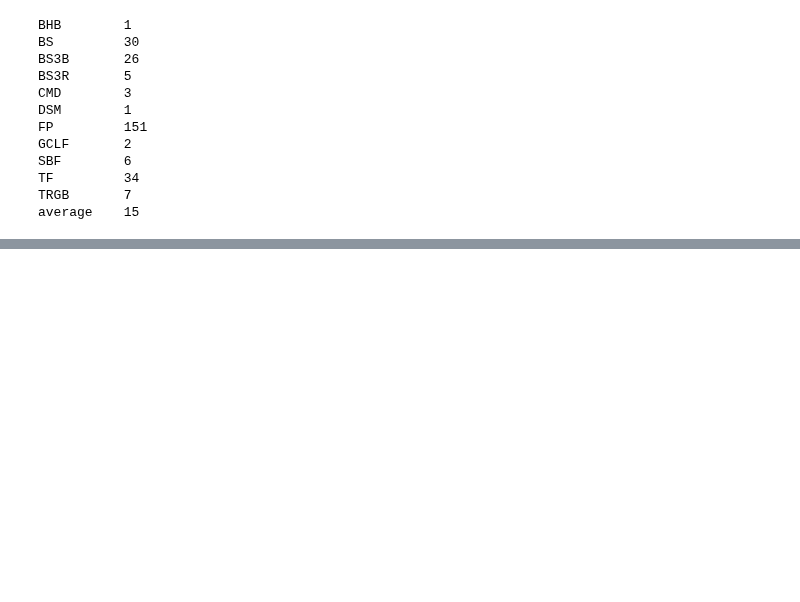
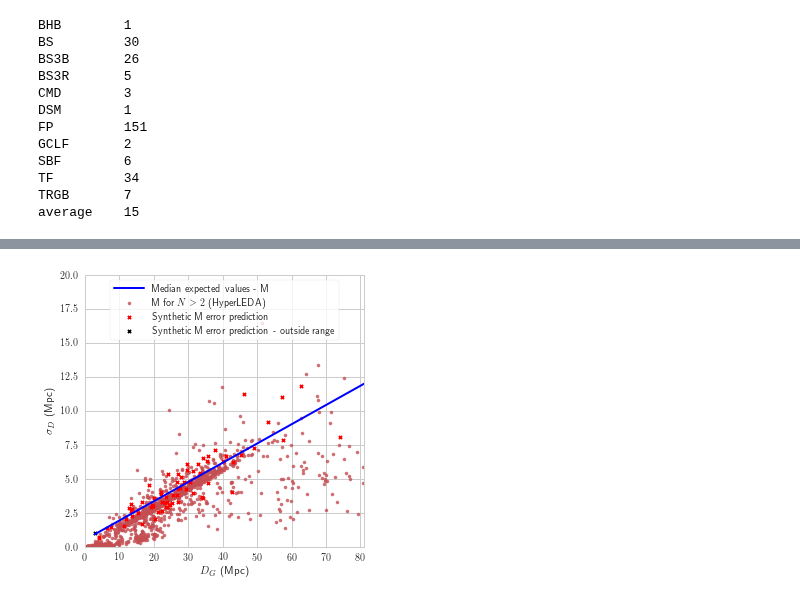
Before and after one commit to saint-germain/anisotropias, a Jupyter notebook: errors_HyperLEDA.ipynb, the cells around one changed output, grey strips where cells are left out. Drawn from its saved outputs; the diff is of its cells as text; code cells hidden in the pictures; blank space fills up the shorter version.

```diff
--- a/errors_HyperLEDA.ipynb
+++ b/errors_HyperLEDA.ipynb
@@ -299,0 +351,2 @@ average    15
+# %%
+samples2=np.loadtxt('posterior_lm.txt')
@@ -299,0 +387,22 @@ average    15
+# %%
+np.random.seed(10)
+plt.figure(figsize=(5,5))
+plt.scatter(x,z,c=current_palette[2],s=10,label='M for $N>2$ (HyperLEDA)',alpha=0.8)
+xp=np.linspace(x2.min(),x2.max(),2)
+modpar=samples2[np.random.randint(len(samples2))]
+ymod=modpar[0]*meddist+modpar[1]
+ysim=np.random.normal(ymod,modpar[2]*ymod)
+#plt.scatter(x2,y2,c=current_palette[1],label='M for $N>13$ measurements')
+mark='x'
+plt.scatter(meddist[filt2],ysim[filt2], c='r',s=10,marker=mark,label='Synthetic M error prediction')
+plt.scatter(meddist[~filt2],ysim[~filt2], c='k',s=10,marker=mark,label='Synthetic M error prediction - outside range')
+plt.plot(xp,xp*sth2[0]+sth2[1],c='b',linewidth=2,label='Median expected values - M')
+plt.xlim(0,81)
+plt.ylim(0,20)
+plt.legend(frameon=True,loc='upper center')
+plt.xlabel('$D_G$ (Mpc)')
+plt.ylabel('$\sigma_D$ (Mpc)')
+plt.savefig('mnras/predhl2.pdf', dpi=reso,transparent=True)
+plt.savefig('mnras/predhl2.png', dpi=reso,transparent=True)
+# %% [output]
+[figure, added]
```
Also changed, not shown: parts of 21 cells of this notebook, 13 other files.
